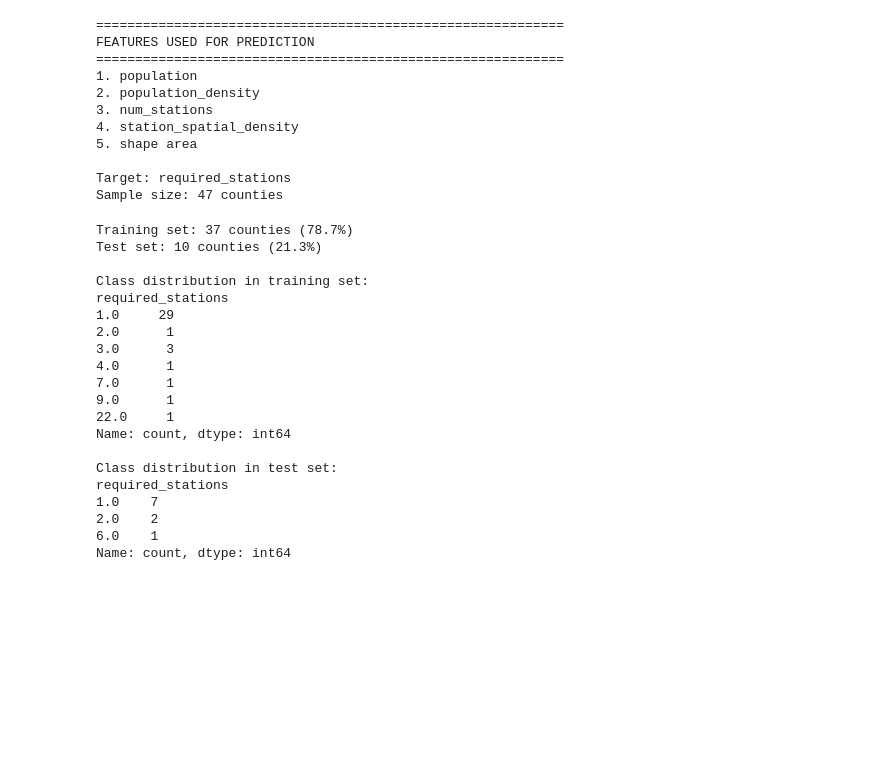
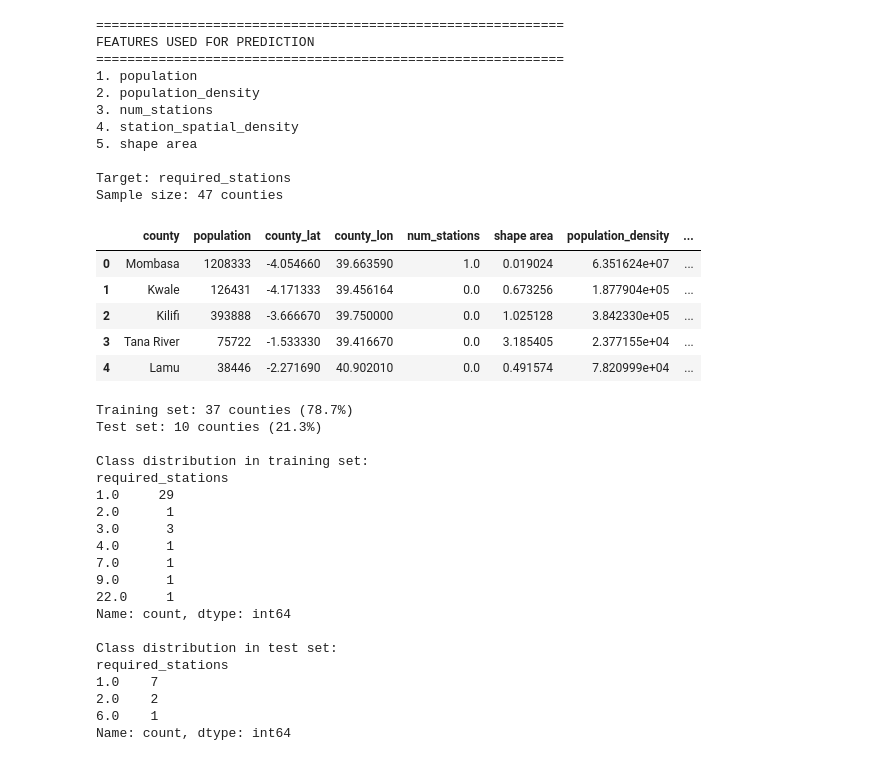
Before and after one commit to maryannngongi/EV_Charging_Stations_Optimization, a Jupyter notebook: Notebooks/kuria.ipynb, the cells around one changed output. Drawn from its saved outputs; the diff is of its cells as text; code cells hidden in the pictures; blank space fills up the shorter version.

```diff
--- a/Notebooks/kuria.ipynb
+++ b/Notebooks/kuria.ipynb
@@ -1211,6 +1211,15 @@ FEATURES USED FOR PREDICTION
 
 Target: required_stations
 Sample size: 47 counties
+# %%
+county_df.head()
+# %% [output]
+|  | county | population | county_lat | county_lon | num_stations | shape area | population_density | ... |
+| 0 | Mombasa | 1208333 | -4.054660 | 39.663590 | 1.0 | 0.019024 | 6.351624e+07 | ... |
+| 1 | Kwale | 126431 | -4.171333 | 39.456164 | 0.0 | 0.673256 | 1.877904e+05 | ... |
+| 2 | Kilifi | 393888 | -3.666670 | 39.750000 | 0.0 | 1.025128 | 3.842330e+05 | ... |
+| 3 | Tana River | 75722 | -1.533330 | 39.416670 | 0.0 | 3.185405 | 2.377155e+04 | ... |
+| 4 | Lamu | 38446 | -2.271690 | 40.902010 | 0.0 | 0.491574 | 7.820999e+04 | ... |
 # %%
 # Stratified split based on population quintile
 X_train, X_test, y_train, y_test = train_test_split(
```
Also changed, not shown: 3 other files.
